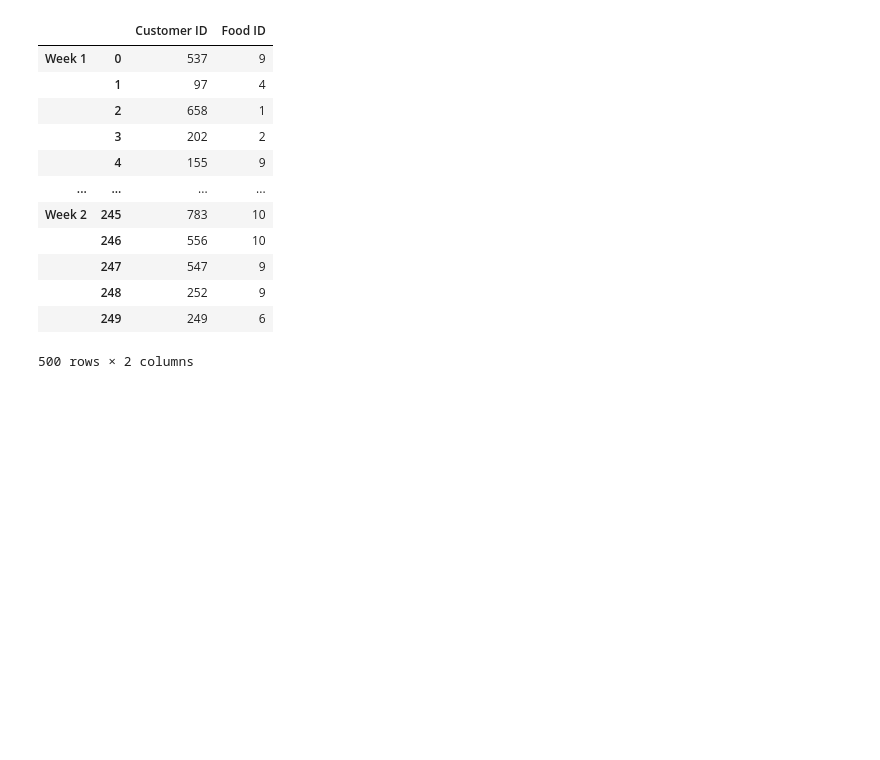
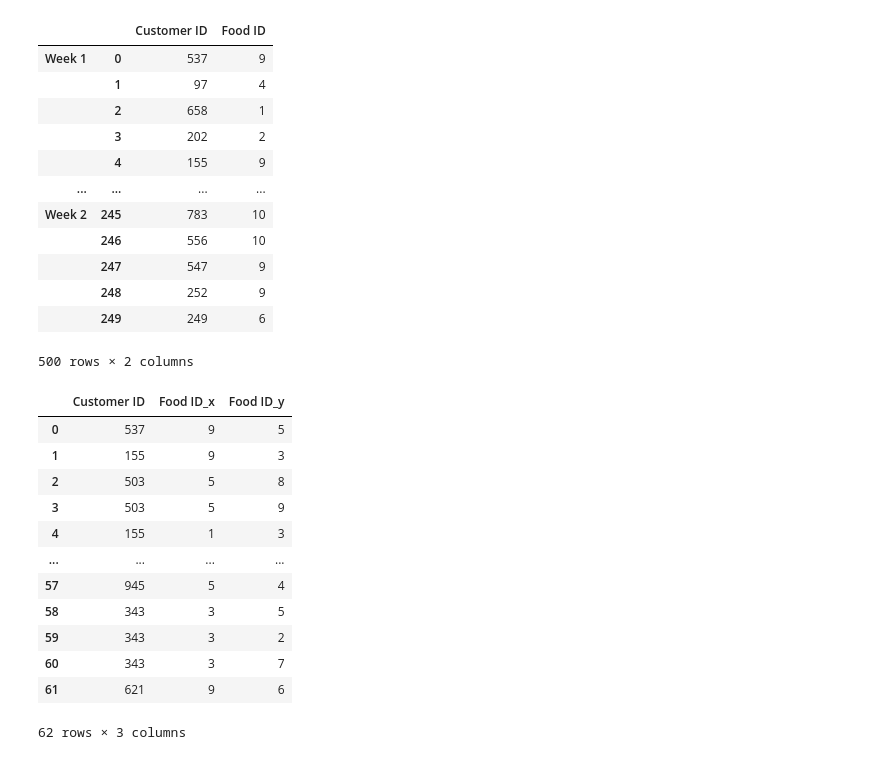
Before and after one commit to ilyarudyak/python_review_2025, a Jupyter notebook: 03-pandas-packt/10_merging.ipynb, the cells around one changed output. Drawn from its saved outputs; the diff is of its cells as text; code cells hidden in the pictures; blank space fills up the shorter version.

```diff
--- a/03-pandas-packt/10_merging.ipynb
+++ b/03-pandas-packt/10_merging.ipynb
@@ -434,4 +434,19 @@ week
 |  | 249 | 249 | 6 |
 500 rows × 2 columns
 # %%
-# 2 Find the customers who ate at the restaurant both weeks.
+# 2 Find the customers who ate at the restaurant both weeks using inner join on 'Customer ID'.
+pd.merge(week1, week2, on='Customer ID', how='inner')
+# %% [output]
+|  | Customer ID | Food ID_x | Food ID_y |
+| 0 | 537 | 9 | 5 |
+| 1 | 155 | 9 | 3 |
+| 2 | 503 | 5 | 8 |
+| 3 | 503 | 5 | 9 |
+| 4 | 155 | 1 | 3 |
+| ... | ... | ... | ... |
+| 57 | 945 | 5 | 4 |
+| 58 | 343 | 3 | 5 |
+| 59 | 343 | 3 | 2 |
+| 60 | 343 | 3 | 7 |
+| 61 | 621 | 9 | 6 |
+62 rows × 3 columns
```
Also changed, not shown: parts of 3 cells of this notebook.
